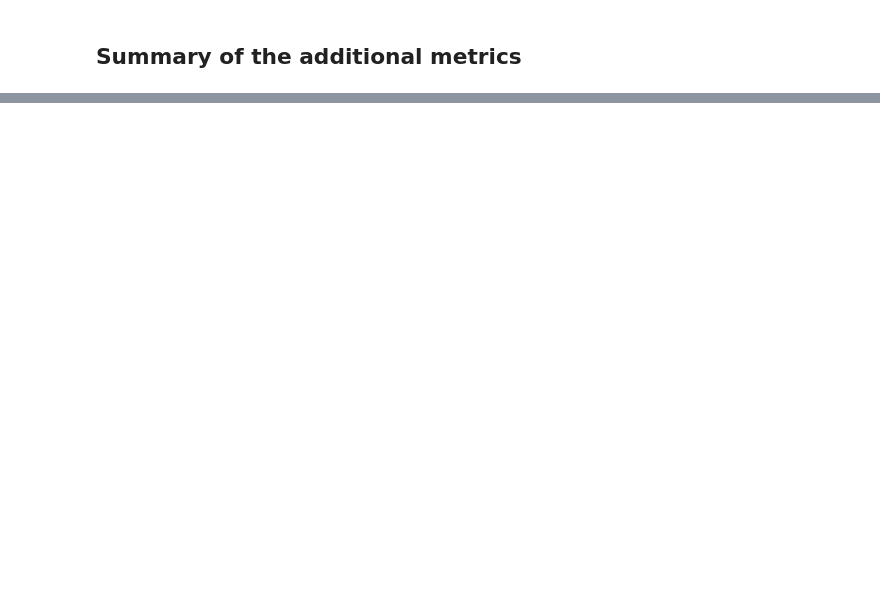
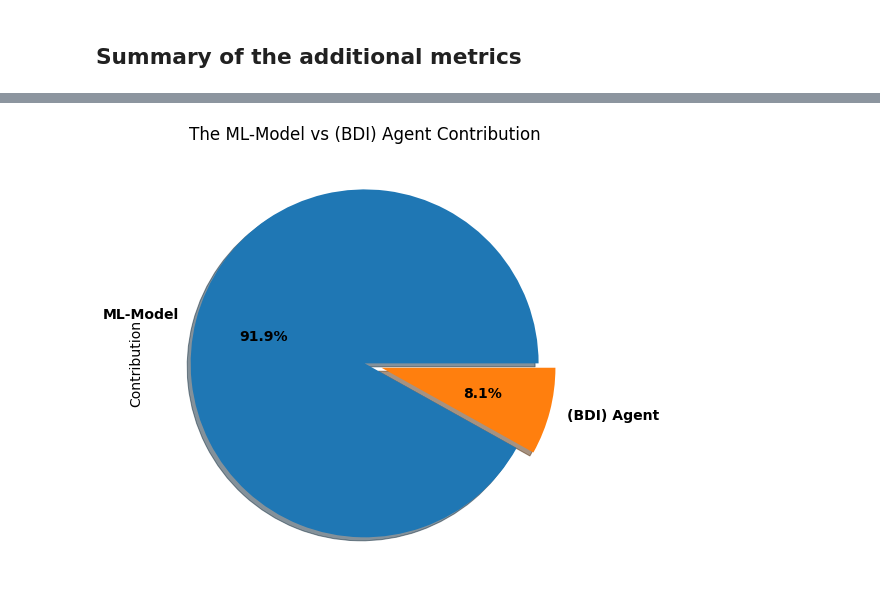
Before and after one commit to alshukairi/ML-MAS-Framework, a Jupyter notebook: install/MLMAS_Project/MLMAS_Framework/tools/utility.ipynb, the cells around one changed output, grey strips where cells are left out. Saved outputs shown, nothing was run; the diff lists cells and outputs as text; code cells hidden in the pictures; blank space fills up the shorter version.

```diff
--- a/install/MLMAS_Project/MLMAS_Framework/tools/utility.ipynb
+++ b/install/MLMAS_Project/MLMAS_Framework/tools/utility.ipynb
@@ -257,0 +311,10 @@ Total Average Agent Interferance Percentage: (8.1%)
+# %%
+
+total_df = pd.DataFrame({"Models":["ML-Model","(BDI) Agent"], "Contribution": [100 - mean_percentage.sum(), mean_percentage.sum()]})
+total_df.index = total_df.Models
+
+plot = total_df.plot.pie(y='Contribution', title="The ML-Model vs (BDI) Agent Contribution", legend=False, \
+                   autopct='%1.1f%%', explode=(0, 0.1), \
+                   shadow=True, startangle=0,figsize=(8, 8))
+# %% [output]
+[figure, added]
```
Also changed, not shown: parts of 23 cells of this notebook, 3 other files.
